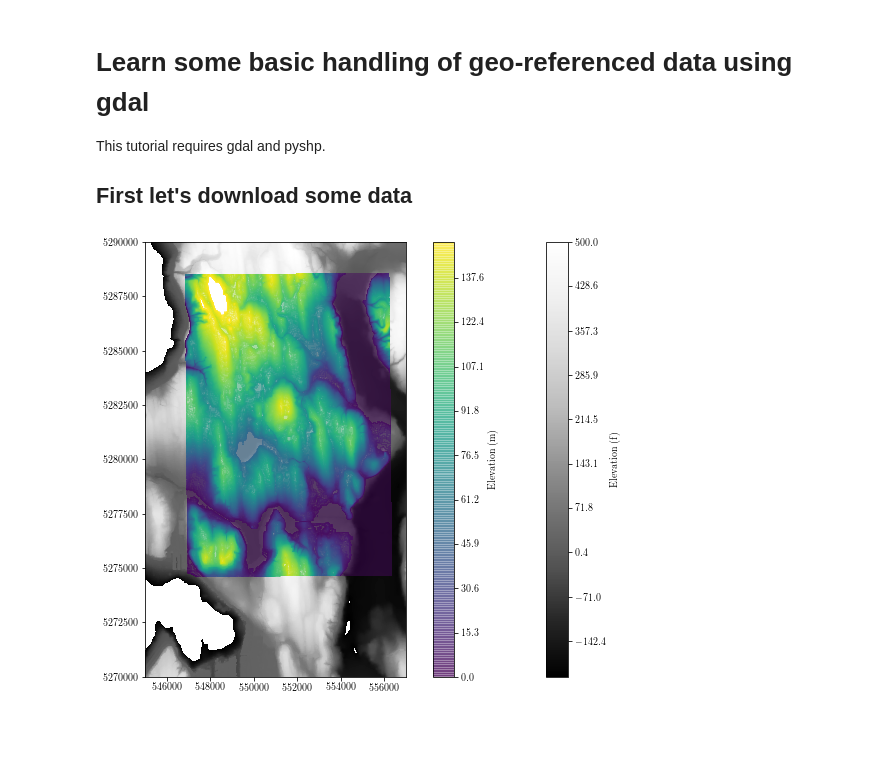
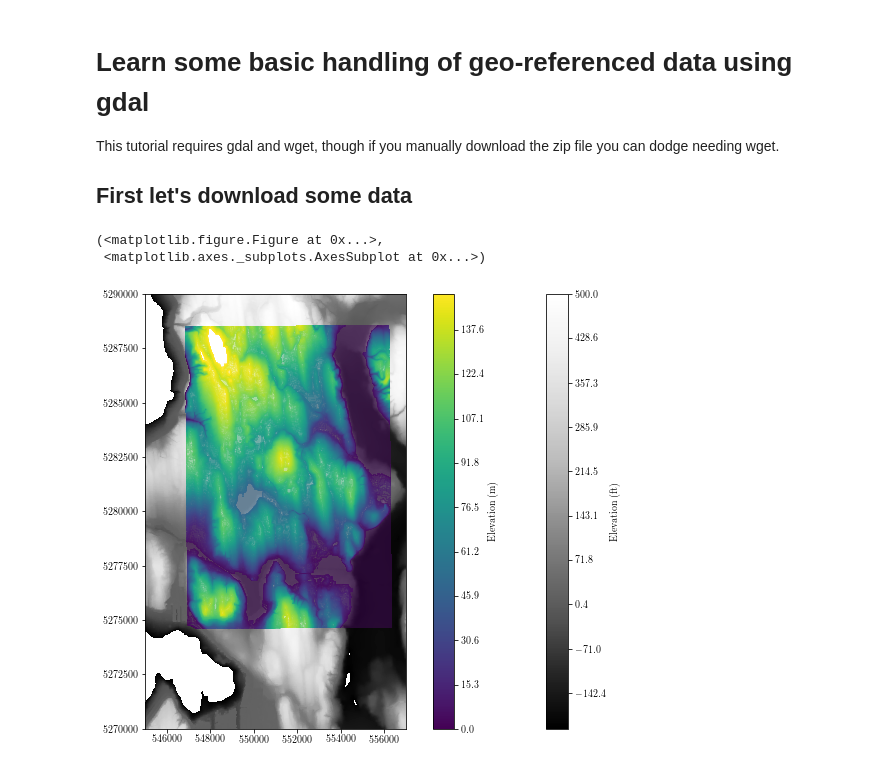
Before and after one commit to dlilien/pybb, a Jupyter notebook: notebooks/geodata.ipynb, the cells around one changed output. Saved outputs shown, nothing was run; the diff lists cells and outputs as text; code cells hidden in the pictures; blank space fills up the shorter version.

```diff
--- a/notebooks/geodata.ipynb
+++ b/notebooks/geodata.ipynb
@@ -1,7 +1,7 @@
 # %% [markdown]
 # Learn some basic handling of geo-referenced data using gdal
 
-This tutorial requires gdal and pyshp.
+This tutorial requires gdal and wget, though if you manually download the zip file you can dodge needing wget.
 
 ## First let's download some data
 # %%
@@ -24,22 +26,32 @@ if not os.path.exists(z_fn):  # Otherwise these will stack up
     zip_ref.close()
 # %%
 dem_fn = '../data/q1122.dem'
-dem = RasterDataset(dem_fn)\
+dem = RasterDataset(dem_fn)
 
-# Bathymetry from
+# Bathymetry clipped from
 # Finlayson D.P. (2005) Combined bathymetry and topography of the Puget Lowland, Washington State.
 # University of Washington, (http://www.ocean.washington.edu/data/pugetsound/)
 topo_dem_fn = '../data/psdem_2005.tif'
 topo_dem = RasterDataset(topo_dem_fn)
 
-fig, ax = plt.subplots(figsize=(12, 8))
-ax.set_aspect('equal')
-cf = topo_dem.contourf(ax=ax, vmin=-200, vmax=500, cmap='Greys_r')
-cbr = plt.colorbar(cf)
-cbr.set_label('Elevation (f)')
+def plot_dems():
+    fig, ax = plt.subplots(figsize=(12, 8))
+    ax.set_aspect('equal')
+    cf = topo_dem.contourf(ax=ax, vmin=-200, vmax=500, cmap='Greys_r')
+    cbr = plt.colorbar(cf)
+    cbr.set_label('Elevation (ft)')  # Of course this is in feet... I've at least reprojected to meters though
 
-dcf = dem.contourf(ax=ax, vmin=0, vmax=150, alpha=0.5)
-cbr2 = plt.colorbar(dcf)
-cbr2.set_label('Elevation (m)')
+    dcf = dem.contourf(ax=ax, vmin=0, vmax=150, alpha=0.5)
+    cbr2 = plt.colorbar(dcf)
+    cbr2.set_label('Elevation (m)')  # Some scientist must have made this one
+
+    #I think this looks a lot nicer than having the transparent colorbar
+    cbr2.set_alpha(1)
+    cbr2.draw_all()
+    return fig, ax
+
+plot_dems()
 # %% [output]
+(<matplotlib.figure.Figure at 0x...>,
+ <matplotlib.axes._subplots.AxesSubplot at 0x...>)
-[figure, old version]
+[figure, new version]
```
Also changed, not shown: parts of 6 cells of this notebook, 10 other files.
